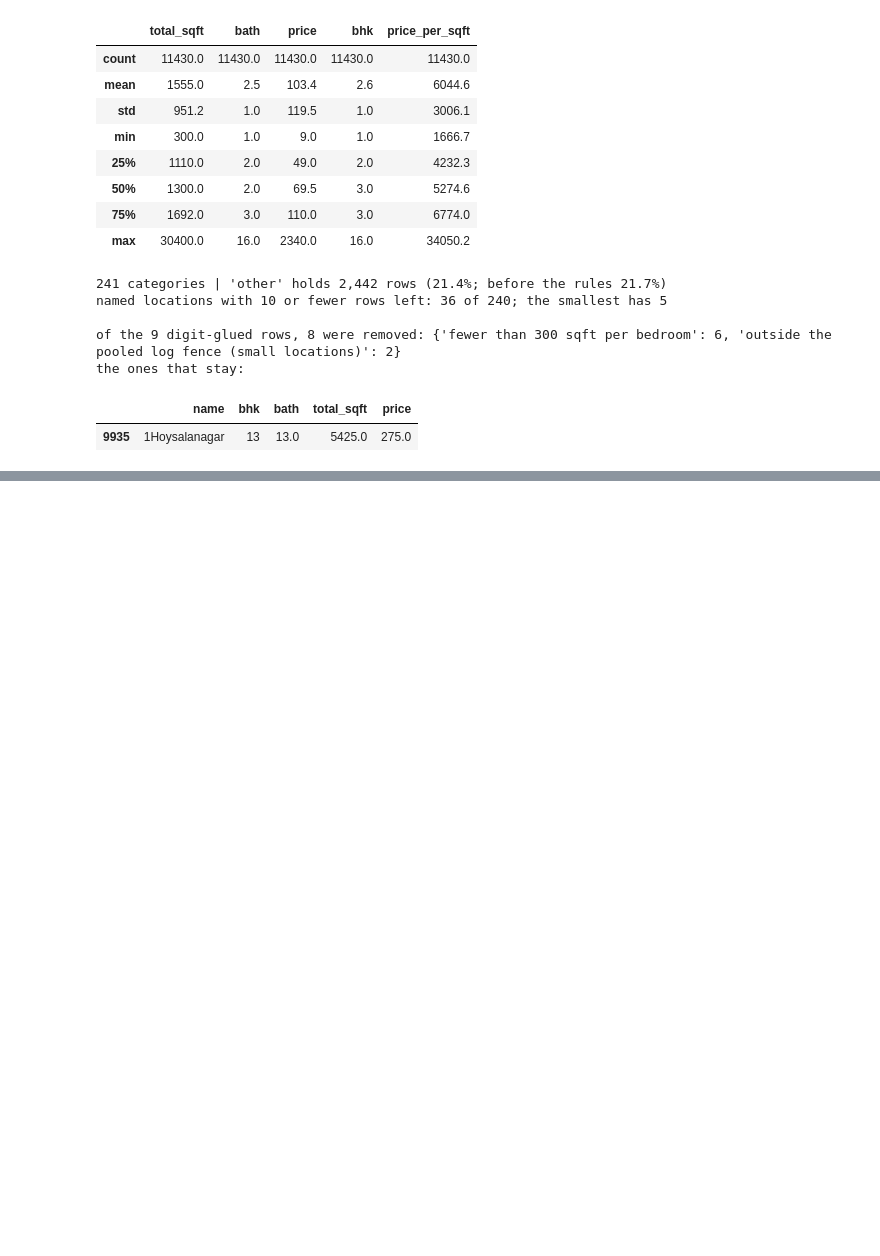
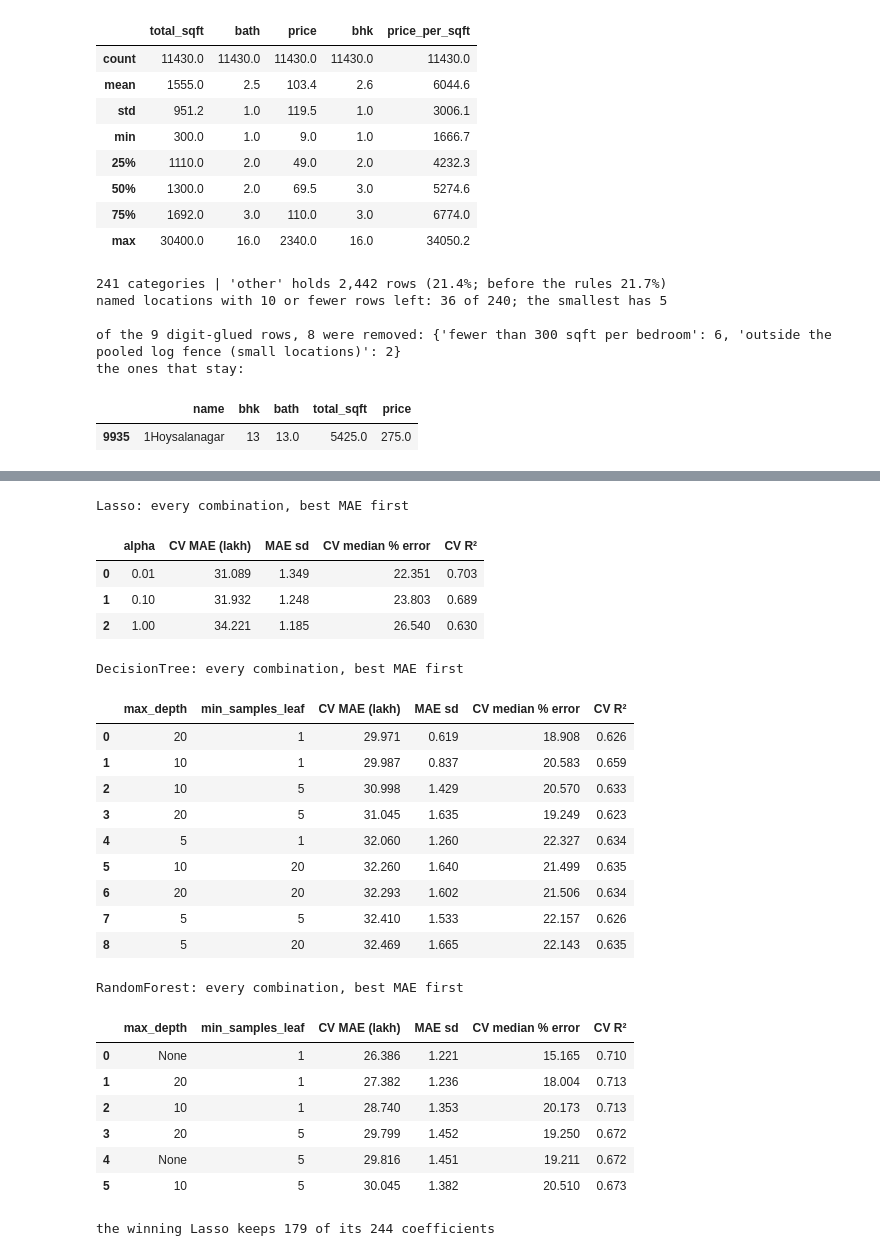
Before and after one commit to shivam-jund/bengaluru-house-price-prediction, a Jupyter notebook: model/price_prediction.ipynb, the cells around one changed output, grey strips where cells are left out. Drawn from its saved outputs; the diff is of its cells as text; code cells hidden in the pictures; blank space fills up the shorter version.

```diff
--- a/model/price_prediction.ipynb
+++ b/model/price_prediction.ipynb
@@ -1658,0 +1691,13 @@ Each decision with its row impact, as seen while the notebook ran on this data.
+# %%
+X_train, X_test, y_train, y_test = train_test_split(X, y, test_size=0.2, random_state=SEED)
+assert len(X_train) + len(X_test) == len(X) and X_train.index.intersection(X_test.index).empty      # every row on exactly one side
+
+split = pd.DataFrame({
+    "rows": [len(y_train), len(y_test)],
+    "other rows": [(X_train["location"] == OTHER).sum(), (X_test["location"] == OTHER).sum()],
+    "300+ lakh rows": [(y_train >= 300).sum(), (y_test >= 300).sum()],
+}, index=["train", "test"])
+split["other share"] = (split["other rows"] / split["rows"]).map("{:.1%}".format)
+split["300+ share"] = (split["300+ lakh rows"] / split["rows"]).map("{:.1%}".format)
+display(split)
+print("test rows by price band:", pd.cut(y_test, bins=BAND_EDGES, right=False, labels=BAND_LABELS).value_counts().sort_index().to_dict())
@@ -1658,0 +1773,13 @@ Each decision with its row impact, as seen while the notebook ran on this data.
+# %%
+def build_pipeline(model):
+    """One-hot encode `location`, let the three numeric columns through unchanged, then fit the model."""
+    encode = ColumnTransformer(
+        [("location", OneHotEncoder(handle_unknown="ignore"), ["location"])],
+        remainder="passthrough",                    # total_sqft, bath and bhk go on as they are
+    )
+    return Pipeline([("encode", encode), ("model", model)])
+
+
+encoded = build_pipeline(LinearRegression())[:-1].fit_transform(X_train)       # only to look at the matrix; each model fits its own copy
+print(f"encoded training matrix: {encoded.shape[0]:,} rows x {encoded.shape[1]} columns ({encoded.shape[1] - 3} location columns + 3 numbers), "
+      f"a sparse {type(encoded).__name__} with {encoded.nnz / (encoded.shape[0] * encoded.shape[1]):.1%} non-zero cells")
@@ -1658,0 +1880,44 @@ Each decision with its row impact, as seen while the notebook ran on this data.
+# %%
+def grid_table(search):
+    """Every hyperparameter combination of a search with its CV scores, best MAE first."""
+    r = pd.DataFrame(search.cv_results_)
+    table = r.filter(like="param_").rename(columns=lambda c: c.split("__")[-1])
+    table["CV MAE (lakh)"] = -r["mean_test_mae"]
+    table["MAE sd"] = r["std_test_mae"]
+    table["CV median % error"] = -100 * r["mean_test_median_pe"]
+    table["CV R²"] = r["mean_test_r2"]
+    return table.sort_values("CV MAE (lakh)").round(3).reset_index(drop=True)
+
+
+for name in ["Lasso", "DecisionTree", "RandomForest"]:
+    print(f"\n{name}: every combination, best MAE first")
+    display(grid_table(searches[name]))
+
+lasso_coef = searches["Lasso"].best_estimator_[-1].coef_
+print(f"\nthe winning Lasso keeps {(lasso_coef != 0).sum()} of its {len(lasso_coef)} coefficients")
+# %% [output]
+Lasso: every combination, best MAE first
+|  | alpha | CV MAE (lakh) | MAE sd | CV median % error | CV R² |
+| 0 | 0.01 | 31.089 | 1.349 | 22.351 | 0.703 |
+| 1 | 0.10 | 31.932 | 1.248 | 23.803 | 0.689 |
+| 2 | 1.00 | 34.221 | 1.185 | 26.540 | 0.630 |
+DecisionTree: every combination, best MAE first
+|  | max_depth | min_samples_leaf | CV MAE (lakh) | MAE sd | CV median % error | CV R² |
+| 0 | 20 | 1 | 29.971 | 0.619 | 18.908 | 0.626 |
+| 1 | 10 | 1 | 29.987 | 0.837 | 20.583 | 0.659 |
+| 2 | 10 | 5 | 30.998 | 1.429 | 20.570 | 0.633 |
+| 3 | 20 | 5 | 31.045 | 1.635 | 19.249 | 0.623 |
+| 4 | 5 | 1 | 32.060 | 1.260 | 22.327 | 0.634 |
+| 5 | 10 | 20 | 32.260 | 1.640 | 21.499 | 0.635 |
+| 6 | 20 | 20 | 32.293 | 1.602 | 21.506 | 0.634 |
+| 7 | 5 | 5 | 32.410 | 1.533 | 22.157 | 0.626 |
+| 8 | 5 | 20 | 32.469 | 1.665 | 22.143 | 0.635 |
+RandomForest: every combination, best MAE first
+|  | max_depth | min_samples_leaf | CV MAE (lakh) | MAE sd | CV median % error | CV R² |
+| 0 | None | 1 | 26.386 | 1.221 | 15.165 | 0.710 |
+| 1 | 20 | 1 | 27.382 | 1.236 | 18.004 | 0.713 |
+| 2 | 10 | 1 | 28.740 | 1.353 | 20.173 | 0.713 |
+| 3 | 20 | 5 | 29.799 | 1.452 | 19.250 | 0.672 |
+| 4 | None | 5 | 29.816 | 1.451 | 19.211 | 0.672 |
+| 5 | 10 | 5 | 30.045 | 1.382 | 20.510 | 0.673 |
+the winning Lasso keeps 179 of its 244 coefficients
```
Also changed, not shown: parts of 43 cells of this notebook.
